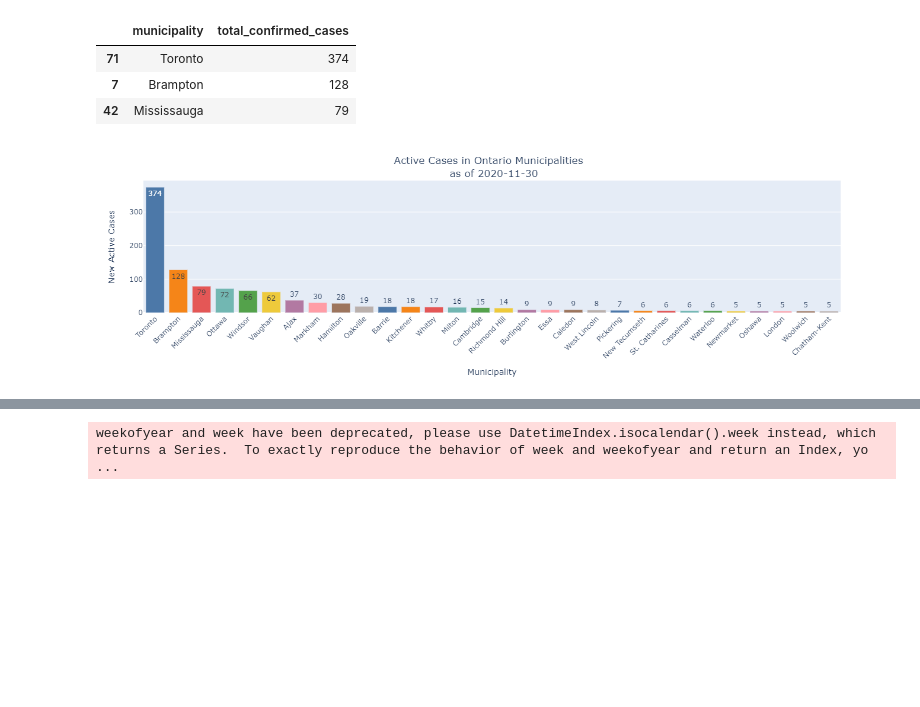
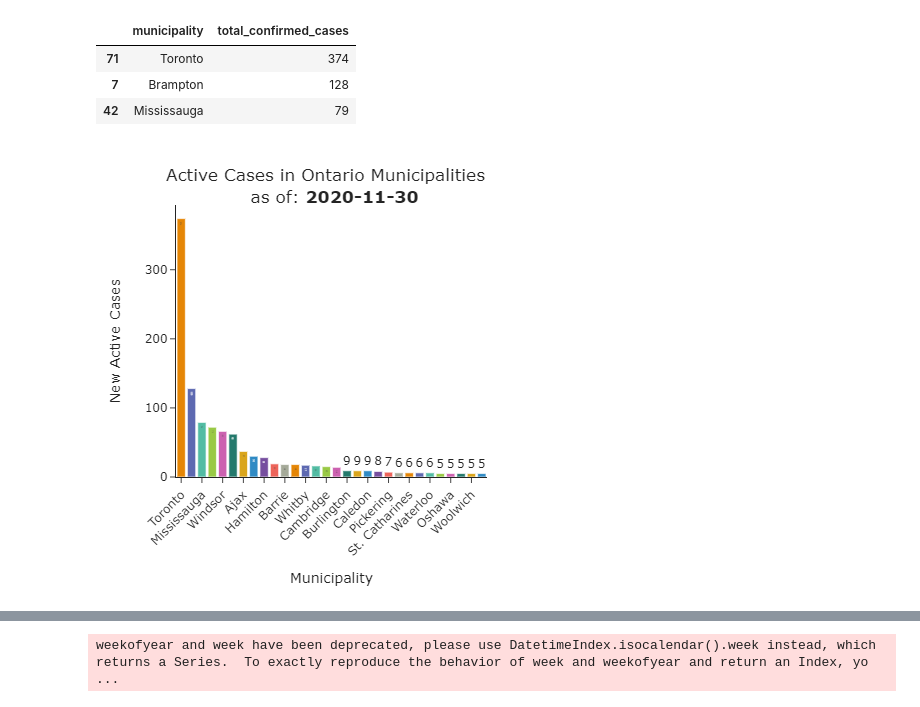
Before and after one commit to Peterstangolis/ontario_schools_covid19_analysis, a Jupyter notebook: Dash-Plotly_ONT_school_covid19_dashboard.ipynb, the cells around one changed output, grey strips where cells are left out. Cells and saved outputs as stored; diff of their text form; code cells hidden in the pictures; blank space fills up the shorter version.

```diff
--- a/Dash-Plotly_ONT_school_covid19_dashboard.ipynb
+++ b/Dash-Plotly_ONT_school_covid19_dashboard.ipynb
@@ -252,22 +284,22 @@ df_municiaplity_now.head(3)
 # %%
 fig = px.bar(df_municiaplity_now, y = 'total_confirmed_cases', x = 'municipality',
             text = 'total_confirmed_cases', color = 'municipality',
-            color_discrete_sequence = px.colors.qualitative.T10)
+            color_discrete_sequence = px.colors.qualitative.Vivid)
 fig.update_layout(
     showlegend=False,
     xaxis_title = "Municipality",
     yaxis_title = "New Active Cases",
     title={
-        'text' : f" Active Cases in Ontario Municipalities  <br> as of {max(df_active.reported_date).date()}",
+        'text' : f" Active Cases in Ontario Municipalities  <br> as of: <b>{max(df_active.reported_date).date()}",
         'y' : 0.92,
         'x' : 0.5,
         'xanchor': 'center',
         'yanchor': 'top'
         },
     xaxis_tickangle = -45,
     uniformtext_minsize = 10)
-fig.update_layout(
-    width = 1000, height = 400)
+fig.update_layout(template='simple_white')
+
 fig
 # %% [output]
-[figure, old version]
+[figure, new version]
```
Also changed, not shown: parts of 8 cells of this notebook, 2 other files.
